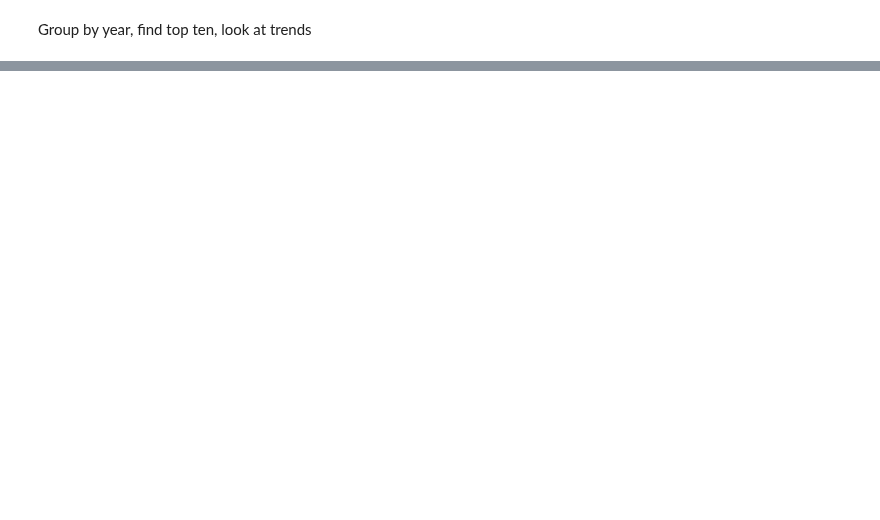
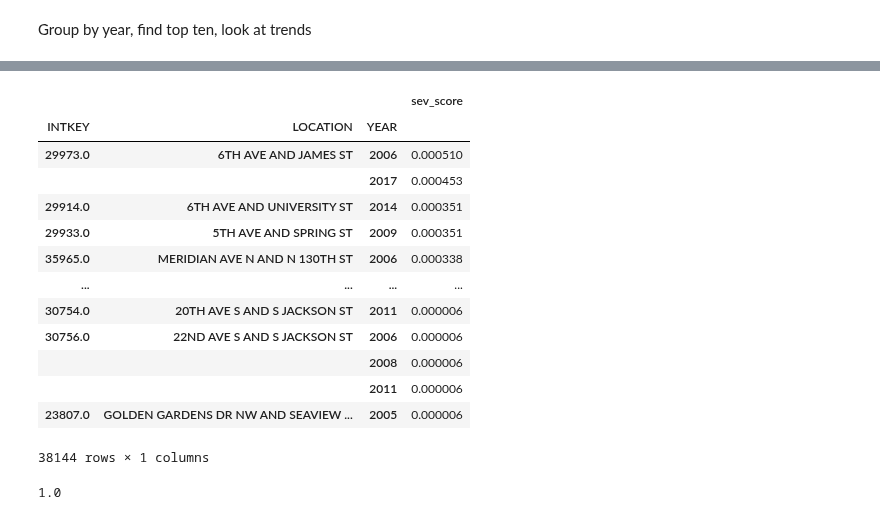
Before and after one commit to DataCircles/traffic_collisions_ml_team1, a Jupyter notebook: notebooks/feli_severity_metric.ipynb, the cells around one changed output, grey strips where cells are left out. Saved outputs shown, nothing was run; the diff lists cells and outputs as text; code cells hidden in the pictures; blank space fills up the shorter version.

```diff
--- a/notebooks/feli_severity_metric.ipynb
+++ b/notebooks/feli_severity_metric.ipynb
@@ -330,3 +355,24 @@ count_df_full
+# %%
+pd.DataFrame(count_df_full['sev_score'].sort_values(ascending=False))
+# %% [output]
+|  |  |  | sev_score |
+| INTKEY | LOCATION | YEAR |  |
+| 29973.0 | 6TH AVE AND JAMES ST | 2006 | 0.000510 |
+|  |  | 2017 | 0.000453 |
+| 29914.0 | 6TH AVE AND UNIVERSITY ST | 2014 | 0.000351 |
+| 29933.0 | 5TH AVE AND SPRING ST | 2009 | 0.000351 |
+| 35965.0 | MERIDIAN AVE N AND N 130TH ST | 2006 | 0.000338 |
+| ... | ... | ... | ... |
+| 30754.0 | 20TH AVE S AND S JACKSON ST | 2011 | 0.000006 |
+| 30756.0 | 22ND AVE S AND S JACKSON ST | 2006 | 0.000006 |
+|  |  | 2008 | 0.000006 |
+|  |  | 2011 | 0.000006 |
+| 23807.0 | GOLDEN GARDENS DR NW AND SEAVIEW ... | 2005 | 0.000006 |
+38144 rows × 1 columns
+# %%
+count_df_full['sev_score'].sum()
+# %% [output]
+1.0
 # %%
 [print(col) for col in count_df_full.columns];
 # %% [output]
```
Also changed, not shown: parts of 10 cells of this notebook.
